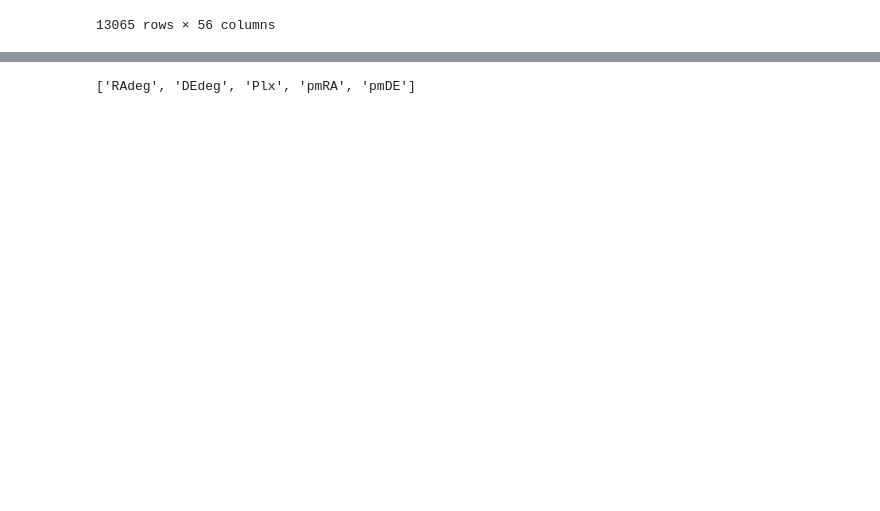
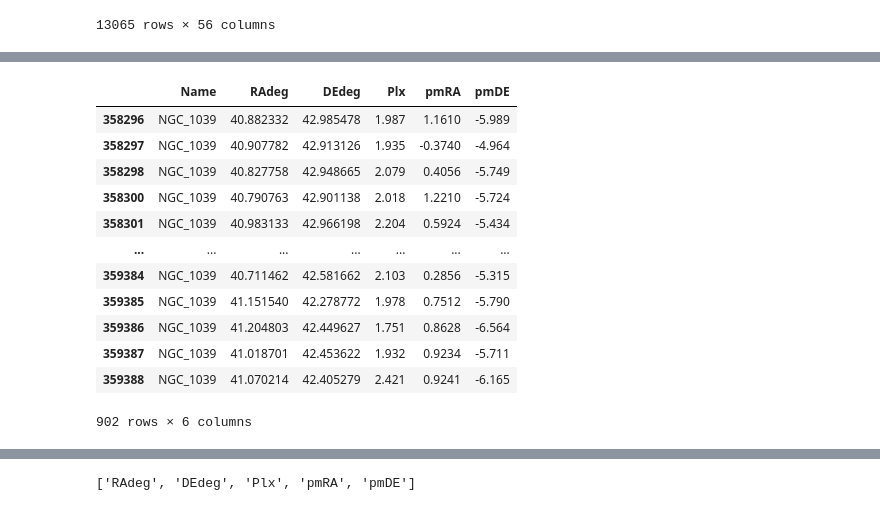
Before and after one commit to lea-y01/phys_stats, a Jupyter notebook: assignments/assignment_1/Assignment_1.ipynb, the cells around one changed output, grey strips where cells are left out. Cells and saved outputs as stored; diff of their text form; code cells hidden in the pictures; blank space fills up the shorter version.

```diff
--- a/assignments/assignment_1/Assignment_1.ipynb
+++ b/assignments/assignment_1/Assignment_1.ipynb
@@ -219,0 +220,17 @@ Less than Prob = 0.8 cluster candidates in speciifc paramter space:
+# %%
+LT_NGC_1039_testdf = LTp8_cl4stars[LTp8_cl4stars['Name'] == 'NGC_1039']
+LT_NGC_1039_testdf
+# %% [output]
+|  | Name | RAdeg | DEdeg | Plx | pmRA | pmDE |
+| 358296 | NGC_1039 | 40.882332 | 42.985478 | 1.987 | 1.1610 | -5.989 |
+| 358297 | NGC_1039 | 40.907782 | 42.913126 | 1.935 | -0.3740 | -4.964 |
+| 358298 | NGC_1039 | 40.827758 | 42.948665 | 2.079 | 0.4056 | -5.749 |
+| 358300 | NGC_1039 | 40.790763 | 42.901138 | 2.018 | 1.2210 | -5.724 |
+| 358301 | NGC_1039 | 40.983133 | 42.966198 | 2.204 | 0.5924 | -5.434 |
+| ... | ... | ... | ... | ... | ... | ... |
+| 359384 | NGC_1039 | 40.711462 | 42.581662 | 2.103 | 0.2856 | -5.315 |
+| 359385 | NGC_1039 | 41.151540 | 42.278772 | 1.978 | 0.7512 | -5.790 |
+| 359386 | NGC_1039 | 41.204803 | 42.449627 | 1.751 | 0.8628 | -6.564 |
+| 359387 | NGC_1039 | 41.018701 | 42.453622 | 1.932 | 0.9234 | -5.711 |
+| 359388 | NGC_1039 | 41.070214 | 42.405279 | 2.421 | 0.9241 | -6.165 |
+902 rows × 6 columns
```
Also changed, not shown: parts of 14 cells of this notebook, 3 other files.
